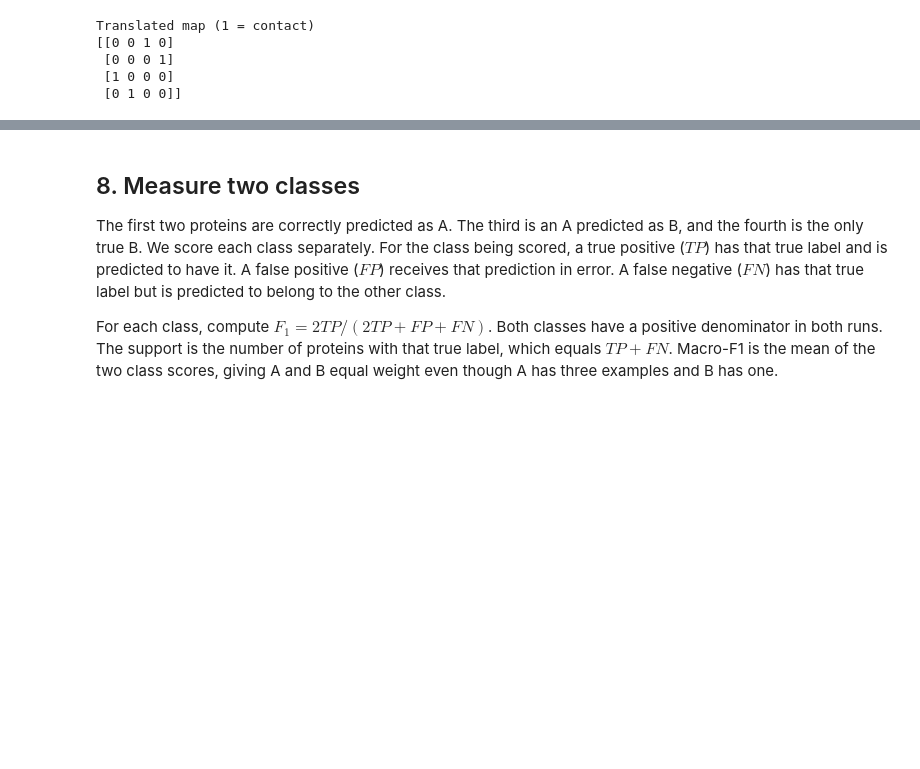
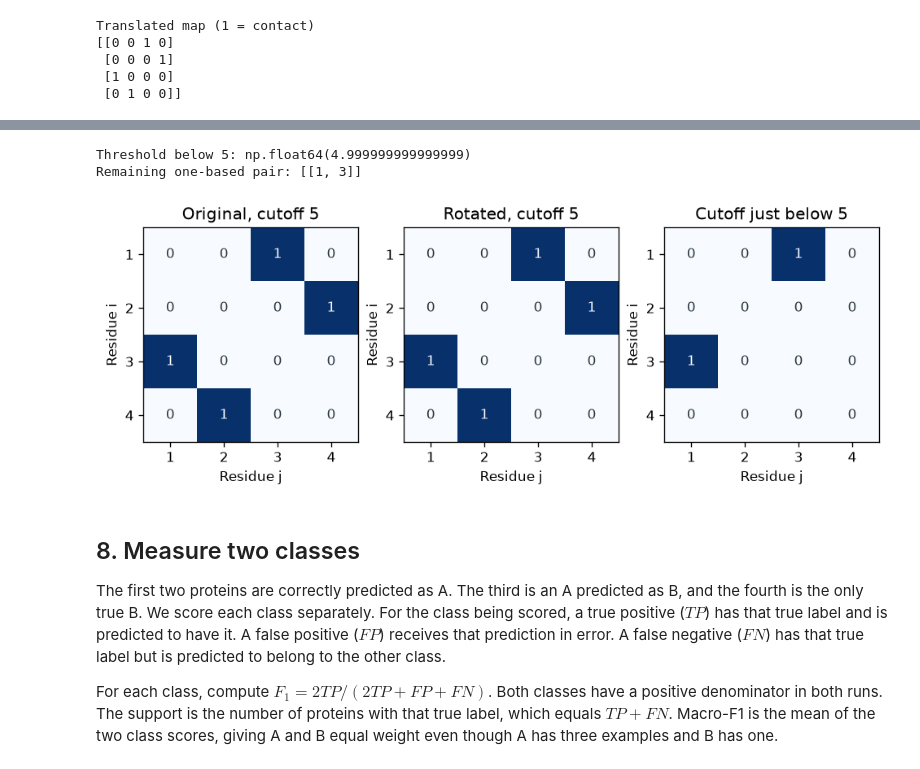
Before and after one commit to jrterven/transformers-book, a Jupyter notebook: solutions/ch29_protein/python-solutions.ipynb, the cells around one changed output, grey strips where cells are left out. Saved outputs shown, nothing was run; the diff lists cells and outputs as text; code cells hidden in the pictures; blank space fills up the shorter version.

```diff
--- a/solutions/ch29_protein/python-solutions.ipynb
+++ b/solutions/ch29_protein/python-solutions.ipynb
@@ -254,3 +449,31 @@ Translated map (1 = contact)
+# %%
+rotation = np.array([[0, -1, 0], [1, 0, 0], [0, 0, 1]])
+rotated = coordinates @ rotation.T
+rotated_map = contact_map(rotated, threshold, separation)
+np.testing.assert_array_equal(rotated_map, original_map)
+lower_threshold = np.nextafter(5.0, 0)
+lower_map = contact_map(coordinates, lower_threshold, separation)
+assert np.triu(lower_map, 1).sum() == 1
+assert lower_map[0, 2] and not lower_map[1, 3]
+fig, axes = plt.subplots(1, 3, figsize=(8, 3), layout="constrained")
+for ax, matrix, title in zip(axes, [original_map, rotated_map, lower_map],
+                             ["Original, cutoff 5", "Rotated, cutoff 5", "Cutoff just below 5"]):
+    ax.imshow(matrix, vmin=0, vmax=1, cmap="Blues")
+    ax.set_xticks(range(4), range(1, 5))
+    ax.set_yticks(range(4), range(1, 5))
+    ax.set(xlabel="Residue j", ylabel="Residue i", title=title)
+    for i in range(4):
+        for j in range(4):
+            ax.text(j, i, int(matrix[i,j]), ha="center", va="center",
+                    color="white" if matrix[i,j] else "#26323D")
+display(fig)
+plt.close(fig)
+print("Threshold below 5:", repr(lower_threshold))
+print("Remaining one-based pair:", (np.argwhere(np.triu(lower_map, 1))+1).tolist())
+# %% [output]
+Threshold below 5: np.float64(4.999999999999999)
+Remaining one-based pair: [[1, 3]]
+[figure, added]
 # %% [markdown]
 ## 8. Measure two classes
 
```
Also changed, not shown: parts of 22 cells of this notebook, 9 other files.
